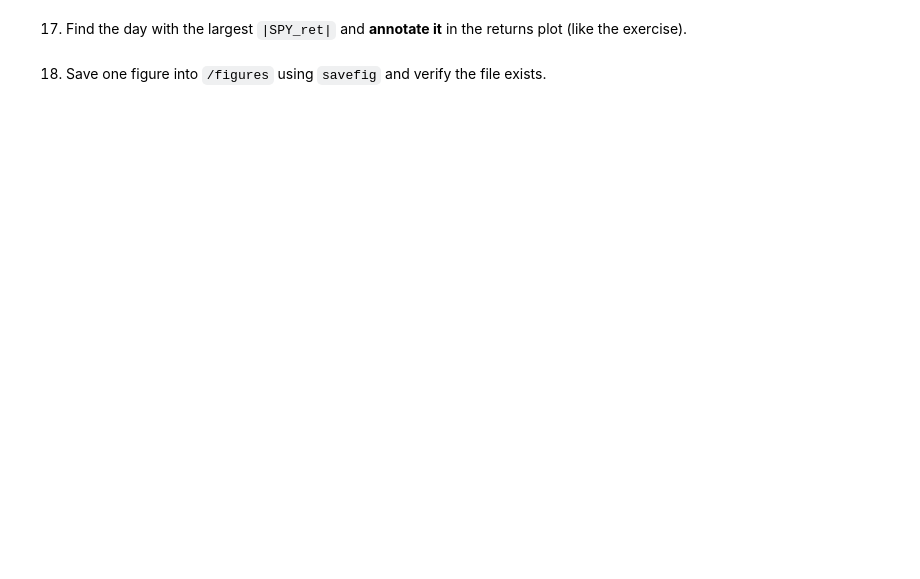
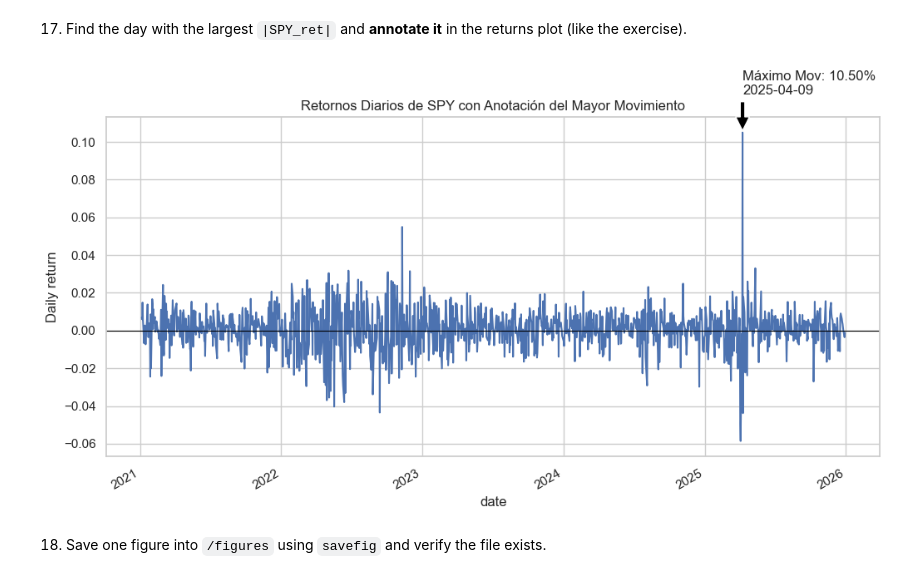
Before and after one commit to anzonyquispe/Python-for-Finance, a Jupyter notebook: homeworks/Assignment_3/Group 6.ipynb, the cells around one changed output. Saved outputs shown, nothing was run; the diff lists cells and outputs as text; code cells hidden in the pictures; blank space fills up the shorter version.

```diff
--- a/homeworks/Assignment_3/Group 6.ipynb
+++ b/homeworks/Assignment_3/Group 6.ipynb
@@ -438,4 +658,34 @@ plt.show()
 # %% [markdown]
 17. Find the day with the largest `|SPY_ret|` and **annotate it** in the returns plot (like the exercise).
+# %%
+# --- SPY daily returns ---
+spy_rets = (
+    df_tidy_clean[df_tidy_clean["ticker"] == "SPY"]
+    .set_index("date")["ret"]
+)
+
+# --- Largest absolute return ---
+max_date = spy_rets.abs().idxmax()
+max_ret = spy_rets.loc[max_date]
+
+# --- Plot with annotation ---
+plt.figure(figsize=(12, 6))
+spy_rets.plot()
+
+plt.annotate(
+    f"Máximo Mov: {max_ret:.2%}\n{max_date.date()}",
+    xy=(max_date, max_ret),
+    xytext=(max_date, max_ret + 0.02),
+    arrowprops=dict(facecolor="black", shrink=0.05)
+)
+
+plt.title("Retornos Diarios de SPY con Anotación del Mayor Movimiento")
+plt.ylabel("Daily return")
+plt.axhline(0, color="black", linewidth=0.8)
+plt.grid(True)
+
+plt.show()
+# %% [output]
+[figure, added]
 # %% [markdown]
 18. Save one figure into `/figures` using `savefig` and verify the file exists.
```
Also changed, not shown: parts of 14 cells of this notebook, 1 other file.
